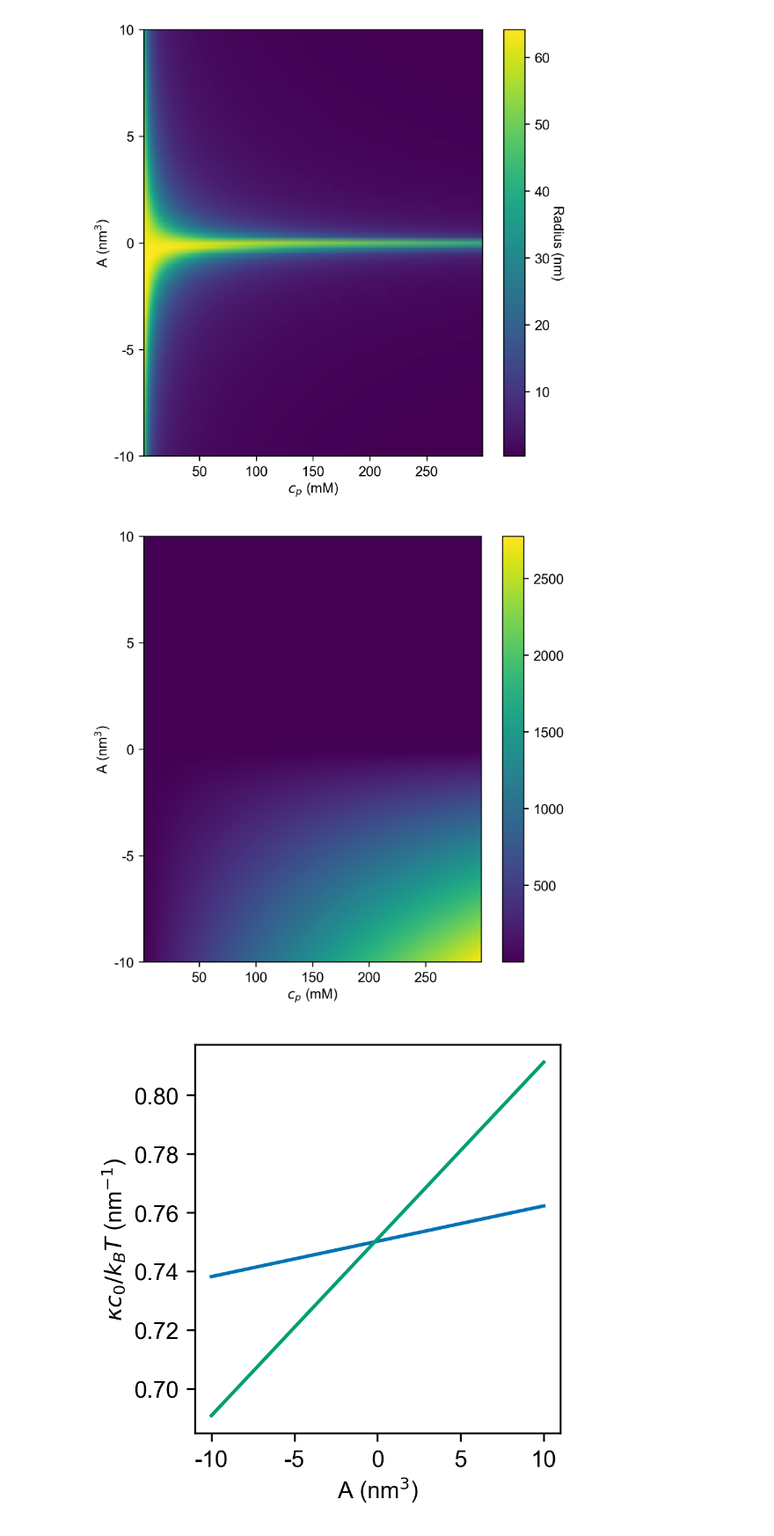
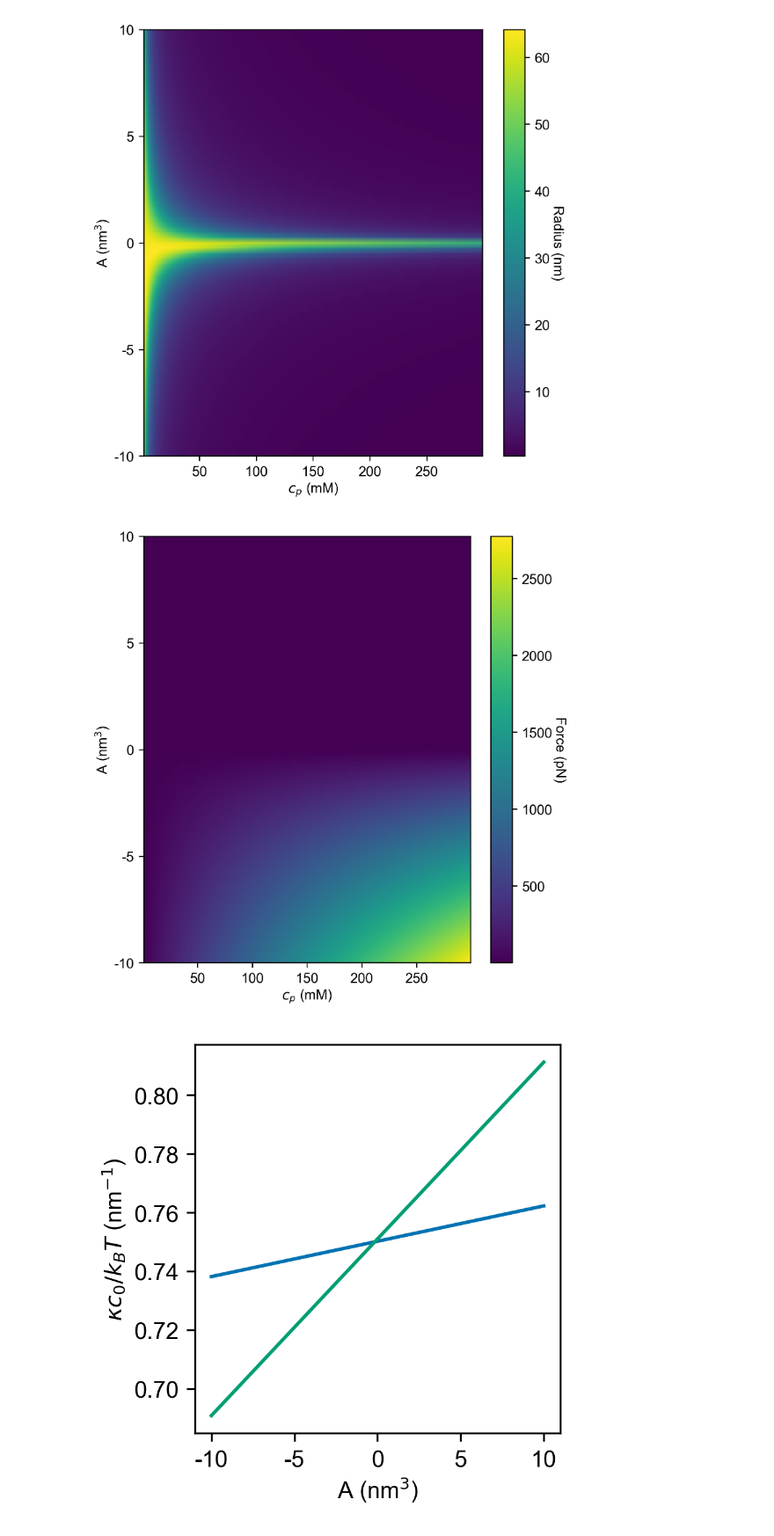
Before and after one commit to RangamaniLabUCSD/2023-IDP-bending, a Jupyter notebook: model.ipynb, the cells around one changed output. Shown at 88% size. Drawn from its saved outputs; the diff is of its cells as text; code cells hidden in the pictures.

```diff
--- a/model.ipynb
+++ b/model.ipynb
@@ -331,34 +330,36 @@ ax.set_ylim((-10, 10))
 ax.set_ylabel(r"A (nm$^3$)")
 ax.yaxis.set_major_locator(LinearLocator(numticks=5))
 ax.yaxis.set_major_formatter("{x:.0f}")
 
 
 cbar.ax.get_yaxis().labelpad = 10
 cbar.ax.set_ylabel("Force (pN)", rotation=270)
 
 if plot3D:
     # ax.set_zlim(-5,5)
     ax.set_zlabel(r"f (pN)")
     ax.zaxis.set_major_formatter("{x:.0f}")
     ax.zaxis.labelpad = 0
 else:
     cbar = fig.colorbar(
         surf,
         ax=ax,
     )
+    cbar.ax.get_yaxis().labelpad = 10
+    cbar.ax.set_ylabel("Force (pN)", rotation=270)
 
 fig.tight_layout()
 
 
 fig.savefig(curr_fig_path / f"{figName}.png", format="png")
 fig.savefig(curr_fig_path / f"{figName}.pdf", format="pdf")
 
 if show_figs:
     plt.show()
 fig.clear()
 plt.close(fig)
 # %% [output]
-[figure, old version]
+[figure, new version]
 # %%
 show_figs = True
 curr_fig_path = Path("Figures")
```
Also changed, not shown: parts of 1 cell of this notebook.
